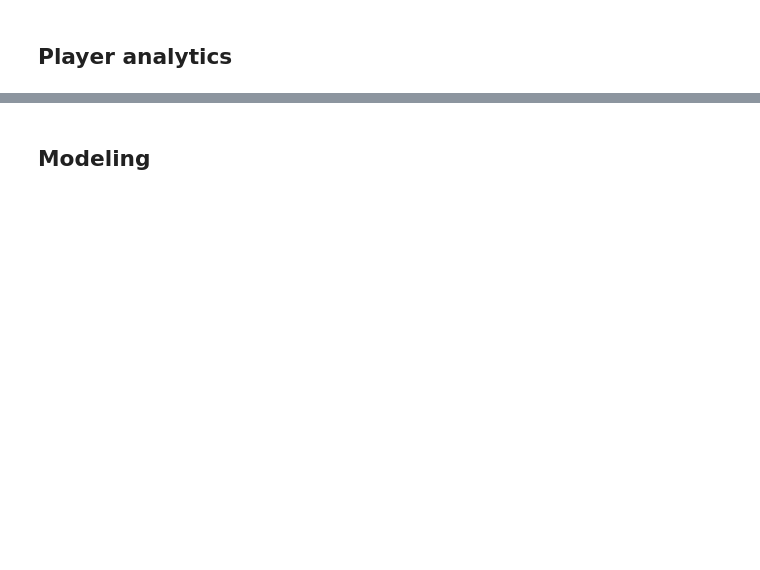
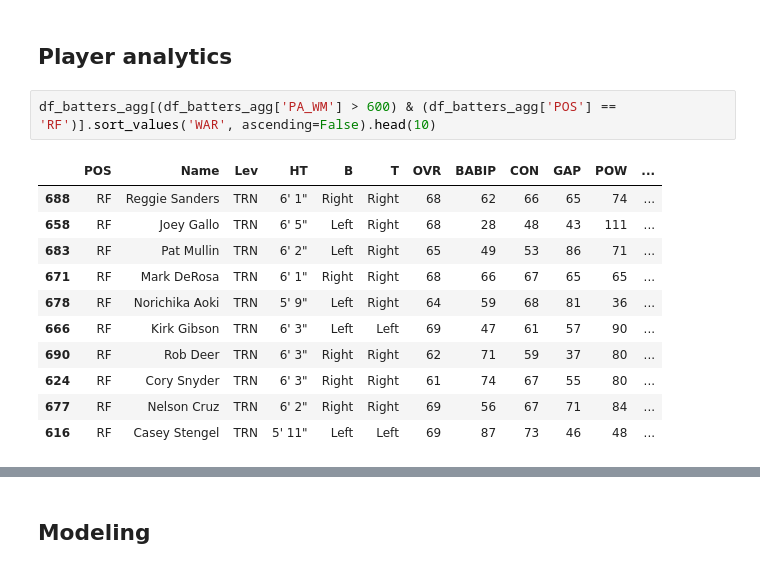
Before and after one commit to AdVarga90/Projects, a Jupyter notebook: OOTP/OOTP24.ipynb, the cells around one changed output, grey strips where cells are left out. Drawn from its saved outputs; the diff is of its cells as text; blank space fills up the shorter version.

```diff
--- a/OOTP/OOTP24.ipynb
+++ b/OOTP/OOTP24.ipynb
@@ -404,5 +478,19 @@ df_pitchers_agg_team[(df_pitchers_agg_team['ORG'] == 'Fogtown Stars') & (df_pitc
 # %% [markdown]
 ## Player analytics
+# %%
+df_batters_agg[(df_batters_agg['PA_WM'] > 600) & (df_batters_agg['POS'] == 'RF')].sort_values('WAR', ascending=False).head(10)
+# %% [output]
+|  | POS | Name | Lev | HT | B | T | OVR | BABIP | CON | GAP | POW | ... |
+| 688 | RF | Reggie Sanders | TRN | 6' 1" | Right | Right | 68 | 62 | 66 | 65 | 74 | ... |
+| 658 | RF | Joey Gallo | TRN | 6' 5" | Left | Right | 68 | 28 | 48 | 43 | 111 | ... |
+| 683 | RF | Pat Mullin | TRN | 6' 2" | Left | Right | 65 | 49 | 53 | 86 | 71 | ... |
+| 671 | RF | Mark DeRosa | TRN | 6' 1" | Right | Right | 68 | 66 | 67 | 65 | 65 | ... |
+| 678 | RF | Norichika Aoki | TRN | 5' 9" | Left | Right | 64 | 59 | 68 | 81 | 36 | ... |
+| 666 | RF | Kirk Gibson | TRN | 6' 3" | Left | Left | 69 | 47 | 61 | 57 | 90 | ... |
+| 690 | RF | Rob Deer | TRN | 6' 3" | Right | Right | 62 | 71 | 59 | 37 | 80 | ... |
+| 624 | RF | Cory Snyder | TRN | 6' 3" | Right | Right | 61 | 74 | 67 | 55 | 80 | ... |
+| 677 | RF | Nelson Cruz | TRN | 6' 2" | Right | Right | 69 | 56 | 67 | 71 | 84 | ... |
+| 616 | RF | Casey Stengel | TRN | 5' 11" | Left | Left | 69 | 87 | 73 | 46 | 48 | ... |
 # %%
 # Stolen bases
 
```
Also changed, not shown: parts of 67 cells of this notebook.
